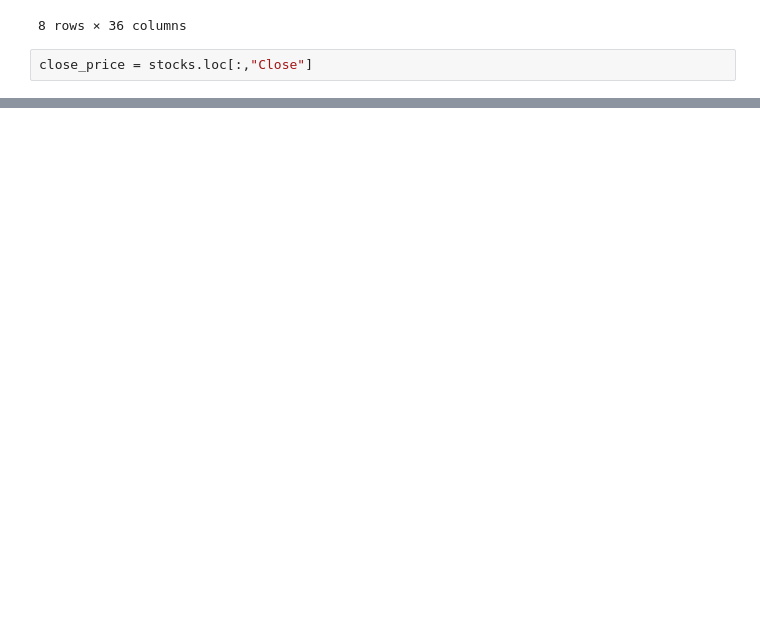
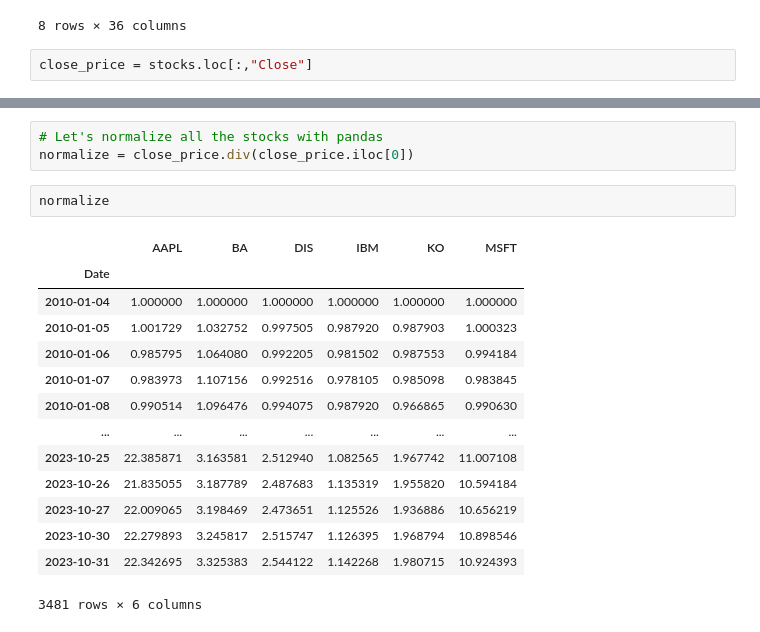
Before and after one commit to savan2508/Jupyter-Notebooks, a Jupyter notebook: Finance/Intro to yfinance.ipynb, the cells around one changed output, grey strips where cells are left out. Cells and saved outputs as stored; diff of their text form; blank space fills up the shorter version.

```diff
--- a/Finance/Intro to yfinance.ipynb
+++ b/Finance/Intro to yfinance.ipynb
@@ -64,0 +82,20 @@ plt.legend(fontsize=15)
+# %%
+# Let's normalize all the stocks with pandas
+normalize = close_price.div(close_price.iloc[0])
+# %%
+normalize
+# %% [output]
+|  | AAPL | BA | DIS | IBM | KO | MSFT |
+| Date |  |  |  |  |  |  |
+| 2010-01-04 | 1.000000 | 1.000000 | 1.000000 | 1.000000 | 1.000000 | 1.000000 |
+| 2010-01-05 | 1.001729 | 1.032752 | 0.997505 | 0.987920 | 0.987903 | 1.000323 |
+| 2010-01-06 | 0.985795 | 1.064080 | 0.992205 | 0.981502 | 0.987553 | 0.994184 |
+| 2010-01-07 | 0.983973 | 1.107156 | 0.992516 | 0.978105 | 0.985098 | 0.983845 |
+| 2010-01-08 | 0.990514 | 1.096476 | 0.994075 | 0.987920 | 0.966865 | 0.990630 |
+| ... | ... | ... | ... | ... | ... | ... |
+| 2023-10-25 | 22.385871 | 3.163581 | 2.512940 | 1.082565 | 1.967742 | 11.007108 |
+| 2023-10-26 | 21.835055 | 3.187789 | 2.487683 | 1.135319 | 1.955820 | 10.594184 |
+| 2023-10-27 | 22.009065 | 3.198469 | 2.473651 | 1.125526 | 1.936886 | 10.656219 |
+| 2023-10-30 | 22.279893 | 3.245817 | 2.515747 | 1.126395 | 1.968794 | 10.898546 |
+| 2023-10-31 | 22.342695 | 3.325383 | 2.544122 | 1.142268 | 1.980715 | 10.924393 |
+3481 rows × 6 columns
```
Also changed, not shown: parts of 3 cells of this notebook, 34 other files.
